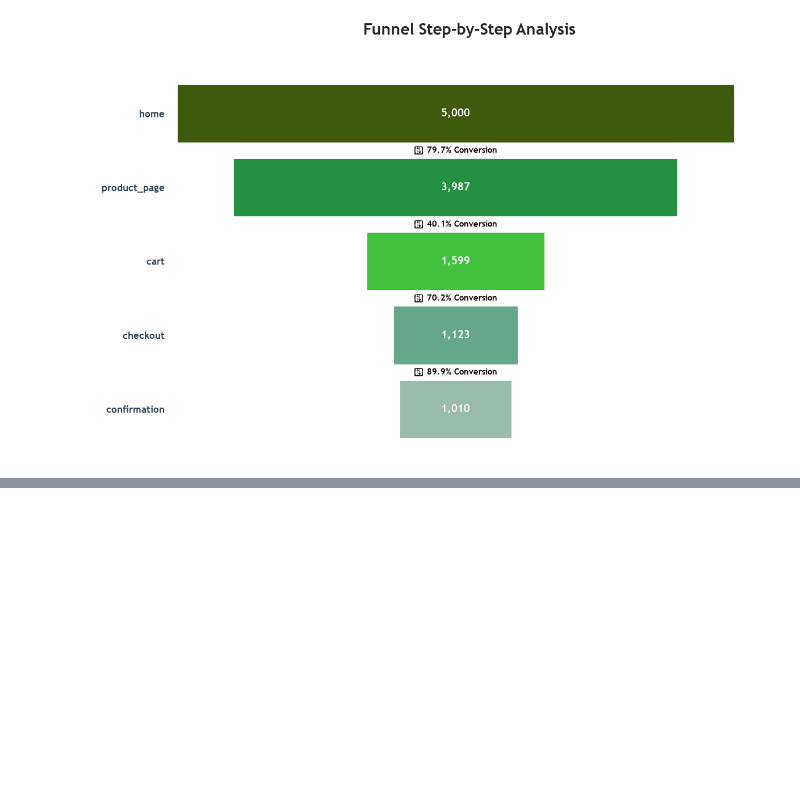
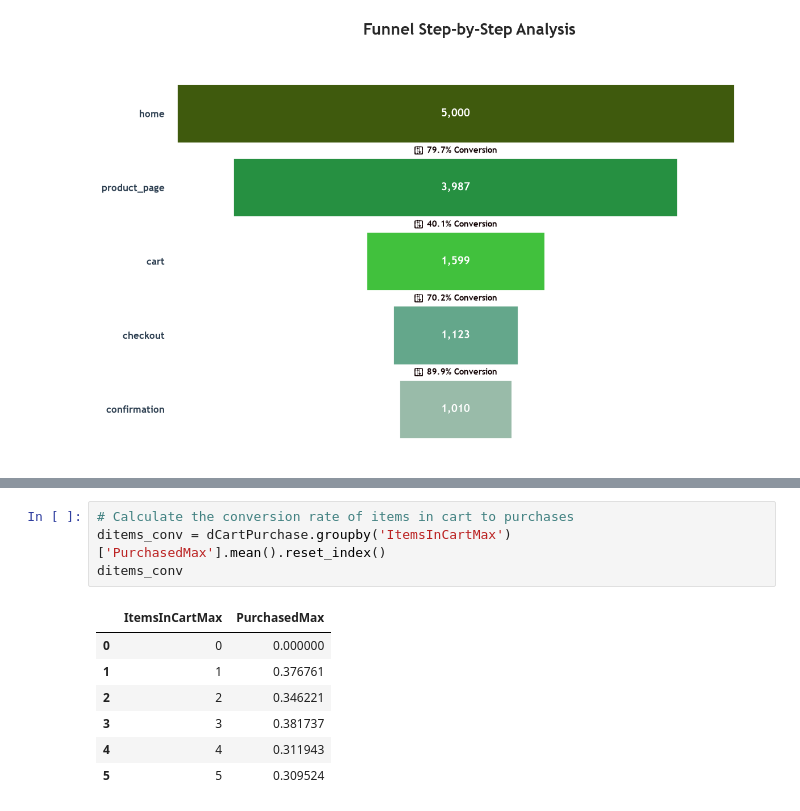
Before and after one commit to RondinellyOliveira/Funnel-Drop, a Jupyter notebook: Funnel_drop_analysis.ipynb, the cells around one changed output, grey strips where cells are left out. Drawn from its saved outputs; the diff is of its cells as text; blank space fills up the shorter version.

```diff
--- a/Funnel_drop_analysis.ipynb
+++ b/Funnel_drop_analysis.ipynb
@@ -437,0 +450,12 @@ plt.show()
+# %%
+# Calculate the conversion rate of items in cart to purchases
+ditems_conv = dCartPurchase.groupby('ItemsInCartMax')['PurchasedMax'].mean().reset_index()
+ditems_conv
+# %% [output]
+|  | ItemsInCartMax | PurchasedMax |
+| 0 | 0 | 0.000000 |
+| 1 | 1 | 0.376761 |
+| 2 | 2 | 0.346221 |
+| 3 | 3 | 0.381737 |
+| 4 | 4 | 0.311943 |
+| 5 | 5 | 0.309524 |
```
Also changed, not shown: parts of 7 cells of this notebook, 1 other file.
